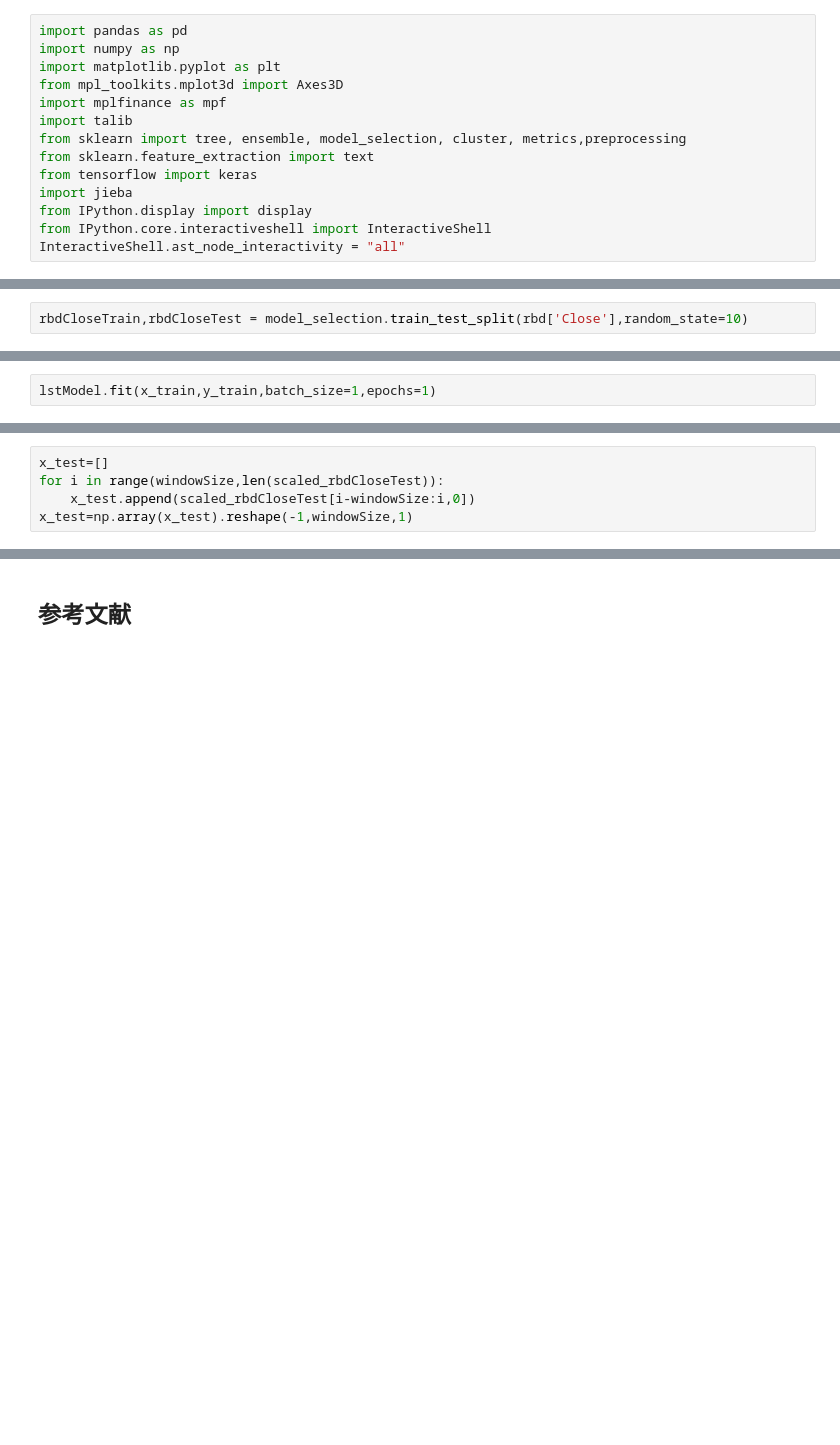
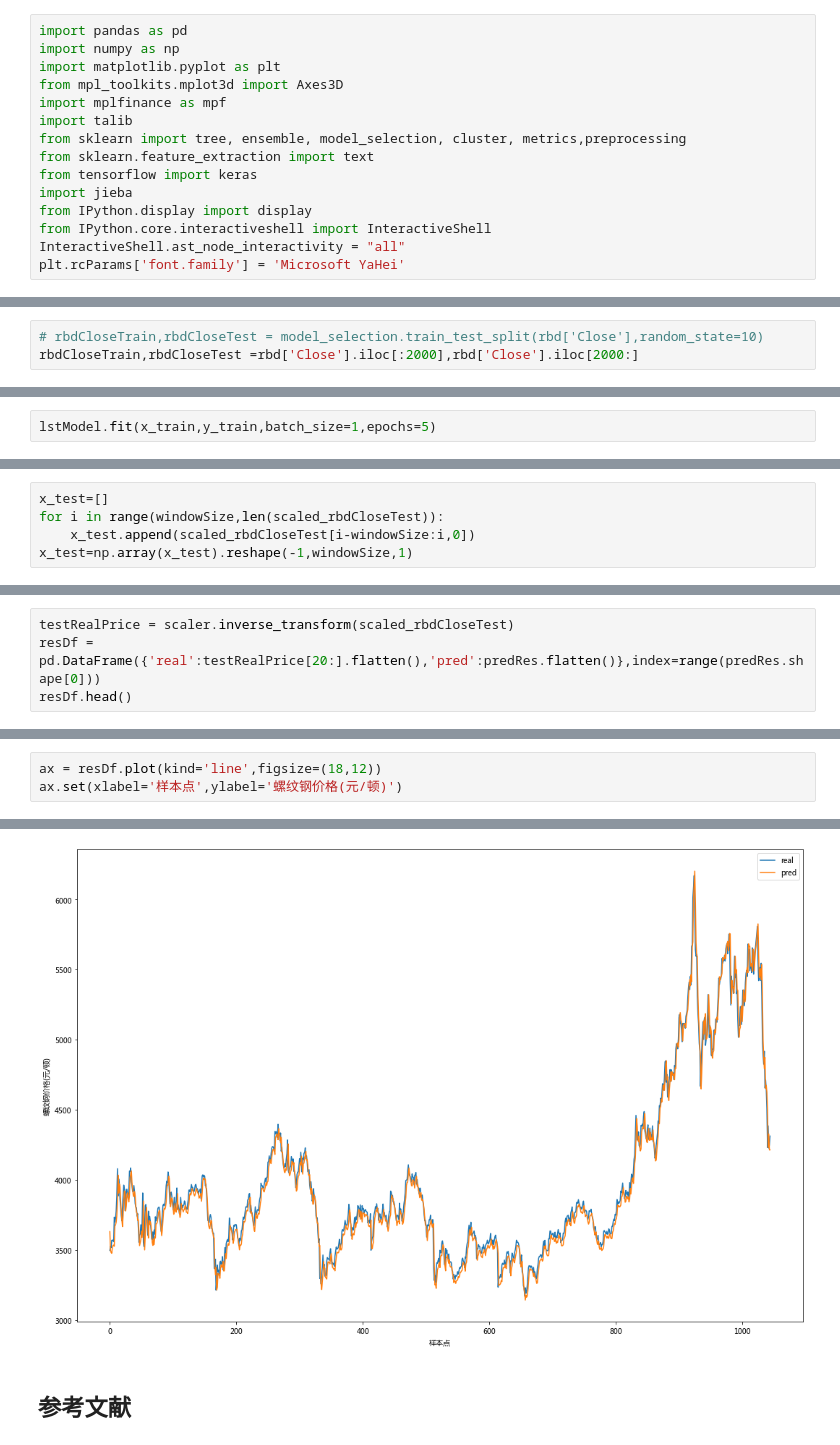
Before and after one commit to christinemu/quant-trading, a Jupyter notebook: TradingModels-ML-EnergyFinance.ipynb, the cells around one changed output, grey strips where cells are left out. Drawn from its saved outputs; the diff is of its cells as text; blank space fills up the shorter version.

```diff
--- a/TradingModels-ML-EnergyFinance.ipynb
+++ b/TradingModels-ML-EnergyFinance.ipynb
@@ -12,6 +12,7 @@ import jieba
 from IPython.display import display
 from IPython.core.interactiveshell import InteractiveShell
 InteractiveShell.ast_node_interactivity = "all"
+plt.rcParams['font.family'] = 'Microsoft YaHei'
 # %% [markdown]
 <div class="jumbotron">
     <p class="display-1 h1">Alpha模型——数据驱动</p>
@@ -620,2 +717,3 @@ trainScores.mean()
 # %%
-rbdCloseTrain,rbdCloseTest = model_selection.train_test_split(rbd['Close'],random_state=10)
+# rbdCloseTrain,rbdCloseTest = model_selection.train_test_split(rbd['Close'],random_state=10)
+rbdCloseTrain,rbdCloseTest =rbd['Close'].iloc[:2000],rbd['Close'].iloc[2000:]
@@ -647,3 +749,3 @@ lstModel.compile(optimizer='adam', loss='mean_squared_error')
 # %%
-lstModel.fit(x_train,y_train,batch_size=1,epochs=1)
+lstModel.fit(x_train,y_train,batch_size=1,epochs=5)
 # %% [output]
@@ -682,0 +781,4 @@ array([[3613.014 ],
+# %%
+testRealPrice = scaler.inverse_transform(scaled_rbdCloseTest)
+resDf = pd.DataFrame({'real':testRealPrice[20:].flatten(),'pred':predRes.flatten()},index=range(predRes.shape[0]))
+resDf.head()
@@ -682,0 +792,4 @@ array([[3613.014 ],
+# %%
+ax = resDf.plot(kind='line',figsize=(18,12))
+ax.set(xlabel='样本点',ylabel='螺纹钢价格(元/顿)')
+# %% [output]
@@ -683,3 +797,4 @@ array([[3613.014 ],
+[figure, added]
 # %% [markdown]
 ## 参考文献
 # %% [markdown]
```
Also changed, not shown: parts of 95 cells of this notebook, 15 other files.
